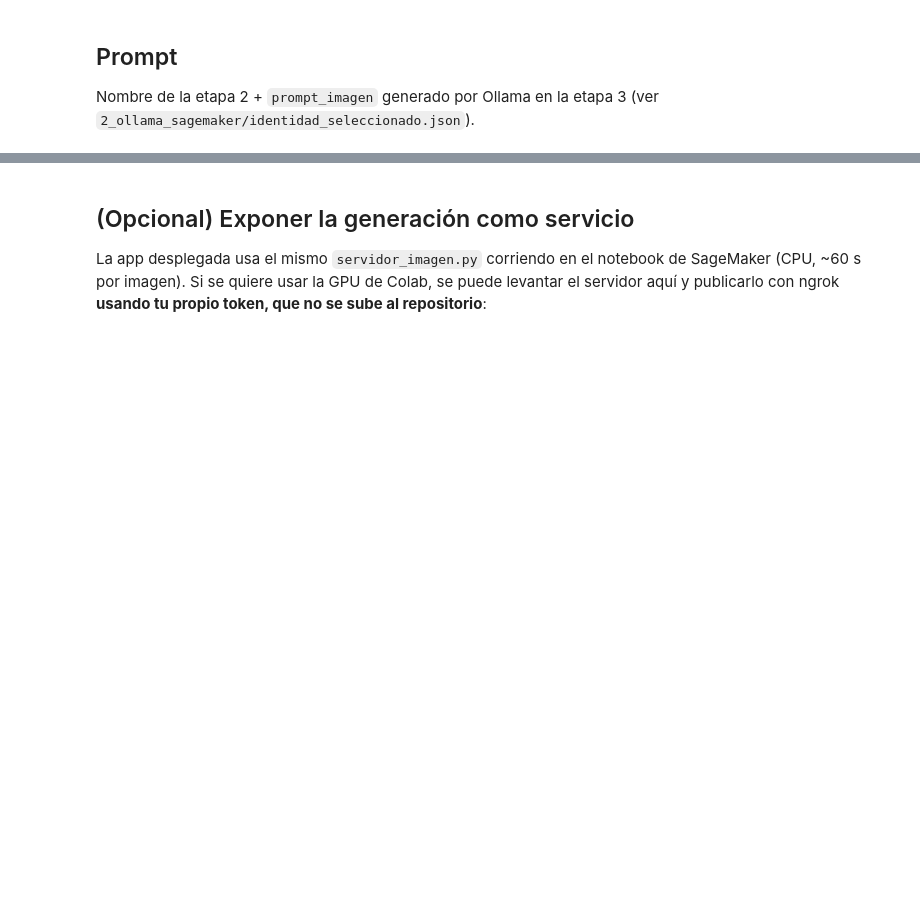
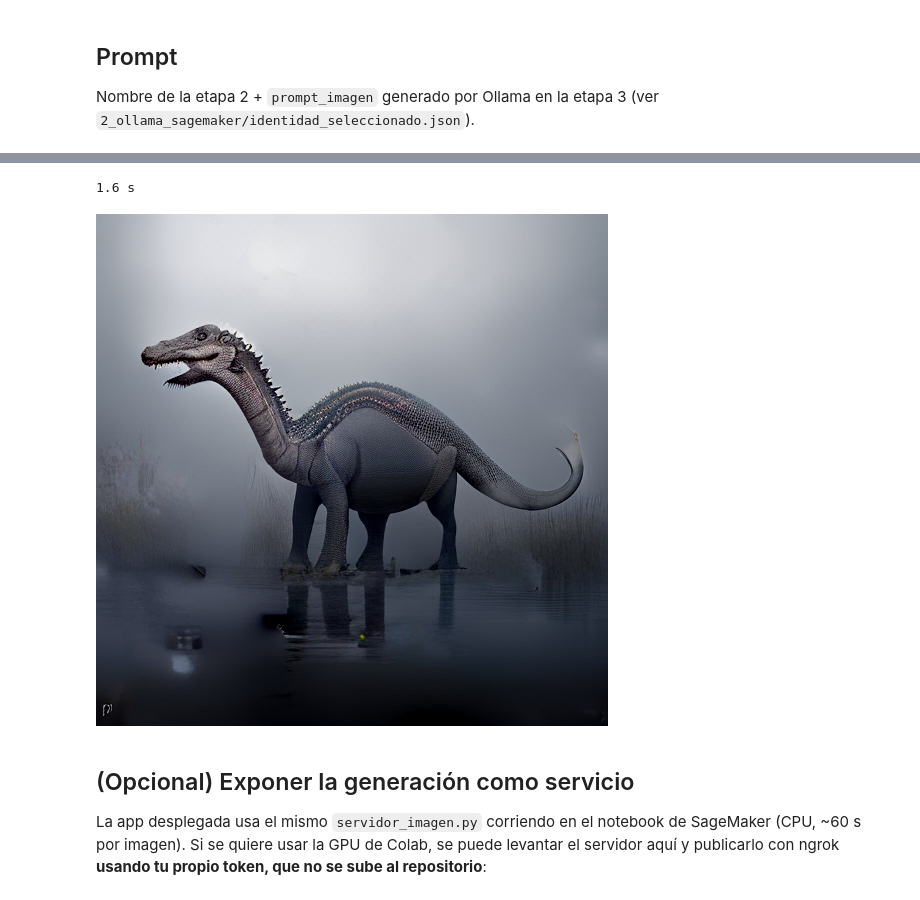
Before and after one commit to Julian-Rincon/dino-island-lab2, a Jupyter notebook: 3_imagen/colab_imagen.ipynb, the cells around one changed output, grey strips where cells are left out. Drawn from its saved outputs; the diff is of its cells as text; code cells hidden in the pictures; blank space fills up the shorter version.

Commit message:
Pruebas de entrega, documento ENTREGA, notebook de imagen ejecutado en GPU e info del modelo visible

```diff
--- a/3_imagen/colab_imagen.ipynb
+++ b/3_imagen/colab_imagen.ipynb
@@ -31,10 +37,13 @@ print(prompt)
 # %%
 g = torch.Generator(dispositivo).manual_seed(7)
 t0 = time.time()
 img = pipe(prompt, negative_prompt=negativo, num_inference_steps=12, guidance_scale=10.0, generator=g).images[0]
 print(f'{time.time() - t0:.1f} s')
-img.save(f'{NOMBRE.lower()}.png')
+img.save(f'{NOMBRE.lower()}_gpu_local.png')
 img
+# %% [output]
+1.6 s
+[figure, added]
 # %% [markdown]
 ## (Opcional) Exponer la generación como servicio
 La app desplegada usa el mismo `servidor_imagen.py` corriendo en el notebook de SageMaker (CPU, ~60 s por imagen). Si se quiere usar la GPU de Colab, se puede levantar el servidor aquí y publicarlo con ngrok **usando tu propio token, que no se sube al repositorio**:
```
Also changed, not shown: parts of 3 cells of this notebook, 17 other files.
